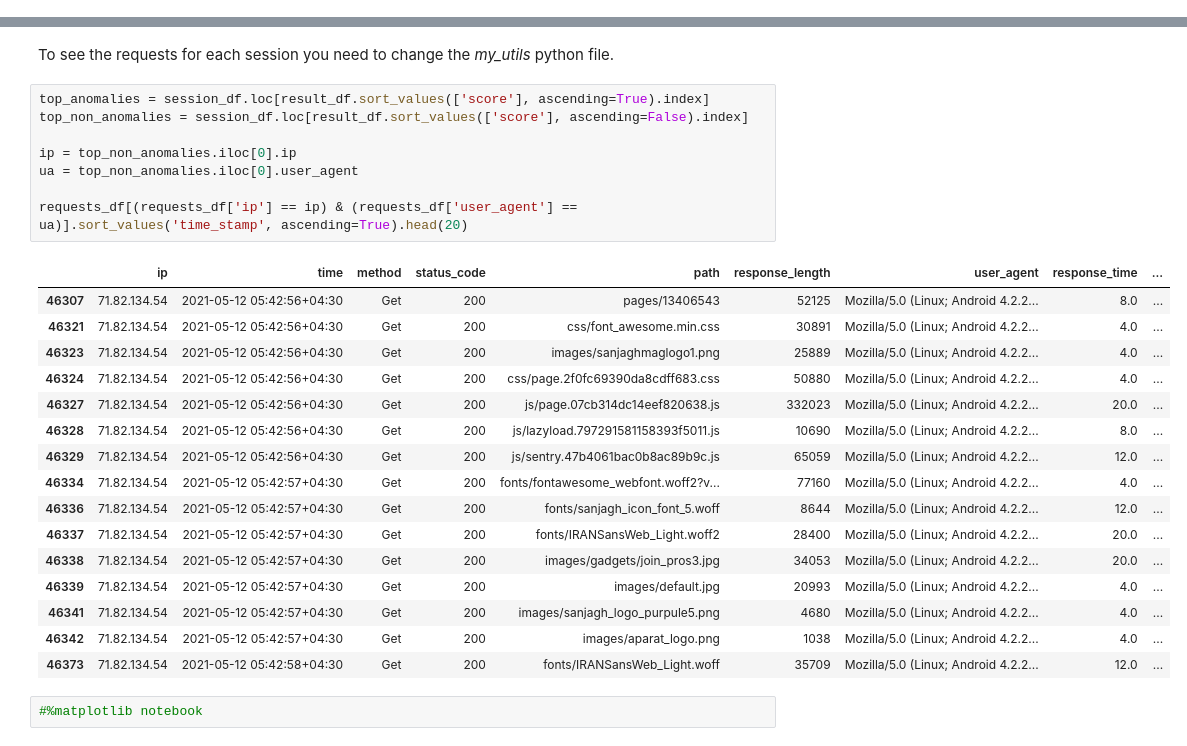
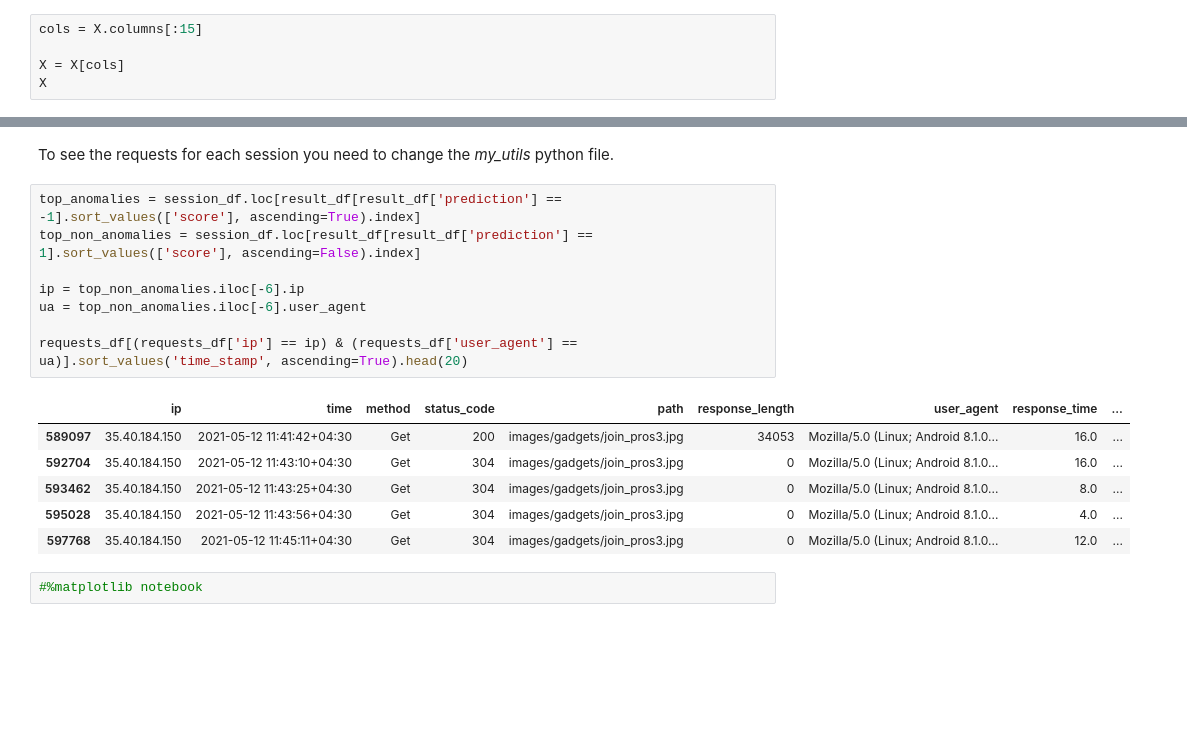
Before and after one commit to mohammadhashemii/Web-Crawler-Detection, a Jupyter notebook: 02_baselineModels.ipynb, the cells around one changed output, grey strips where cells are left out. Cells and saved outputs as stored; diff of their text form; blank space fills up the shorter version.

```diff
--- a/02_baselineModels.ipynb
+++ b/02_baselineModels.ipynb
@@ -35,3 +35,8 @@ DATASET HAS BEEN LOADED SUCESSFULLY!
 |  | Mozilla/5.0 (Windows NT 6.3; Win6... | -0.052864 | 0.358569 | -0.102574 | -0.718296 | -0.018601 | ... |
 | 99.239.97.147 | Mozilla/5.0 (Windows NT 10.0; Win... | 0.581013 | 0.519427 | 0.030288 | -0.223841 | -0.018601 | ... |
 31541 rows × 80 columns
+# %%
+cols = X.columns[:15]
+
+X = X[cols]
+X
@@ -124,30 +143,20 @@ result_df['score'].hist(bins=100, figsize=(20,15))
 # %% [markdown]
 To see the requests for each session you need to change the *my_utils* python file.
 # %%
-top_anomalies = session_df.loc[result_df.sort_values(['score'], ascending=True).index]
-top_non_anomalies = session_df.loc[result_df.sort_values(['score'], ascending=False).index]
+top_anomalies = session_df.loc[result_df[result_df['prediction'] == -1].sort_values(['score'], ascending=True).index]
+top_non_anomalies = session_df.loc[result_df[result_df['prediction'] == 1].sort_values(['score'], ascending=False).index]
 
-ip = top_non_anomalies.iloc[0].ip
-ua = top_non_anomalies.iloc[0].user_agent
+ip = top_non_anomalies.iloc[-6].ip
+ua = top_non_anomalies.iloc[-6].user_agent
 
 requests_df[(requests_df['ip'] == ip) & (requests_df['user_agent'] == ua)].sort_values('time_stamp', ascending=True).head(20)
 # %% [output]
 |  | ip | time | method | status_code | path | response_length | user_agent | response_time | ... |
-| 46307 | 71.82.134.54 | 2021-05-12 05:42:56+04:30 | Get | 200 | pages/13406543 | 52125 | Mozilla/5.0 (Linux; Android 4.2.2... | 8.0 | ... |
-| 46321 | 71.82.134.54 | 2021-05-12 05:42:56+04:30 | Get | 200 | css/font_awesome.min.css | 30891 | Mozilla/5.0 (Linux; Android 4.2.2... | 4.0 | ... |
-| 46323 | 71.82.134.54 | 2021-05-12 05:42:56+04:30 | Get | 200 | images/sanjaghmaglogo1.png | 25889 | Mozilla/5.0 (Linux; Android 4.2.2... | 4.0 | ... |
-| 46324 | 71.82.134.54 | 2021-05-12 05:42:56+04:30 | Get | 200 | css/page.2f0fc69390da8cdff683.css | 50880 | Mozilla/5.0 (Linux; Android 4.2.2... | 4.0 | ... |
-| 46327 | 71.82.134.54 | 2021-05-12 05:42:56+04:30 | Get | 200 | js/page.07cb314dc14eef820638.js | 332023 | Mozilla/5.0 (Linux; Android 4.2.2... | 20.0 | ... |
-| 46328 | 71.82.134.54 | 2021-05-12 05:42:56+04:30 | Get | 200 | js/lazyload.797291581158393f5011.js | 10690 | Mozilla/5.0 (Linux; Android 4.2.2... | 8.0 | ... |
-| 46329 | 71.82.134.54 | 2021-05-12 05:42:56+04:30 | Get | 200 | js/sentry.47b4061bac0b8ac89b9c.js | 65059 | Mozilla/5.0 (Linux; Android 4.2.2... | 12.0 | ... |
-| 46334 | 71.82.134.54 | 2021-05-12 05:42:57+04:30 | Get | 200 | fonts/fontawesome_webfont.woff2?v... | 77160 | Mozilla/5.0 (Linux; Android 4.2.2... | 4.0 | ... |
-| 46336 | 71.82.134.54 | 2021-05-12 05:42:57+04:30 | Get | 200 | fonts/sanjagh_icon_font_5.woff | 8644 | Mozilla/5.0 (Linux; Android 4.2.2... | 12.0 | ... |
-| 46337 | 71.82.134.54 | 2021-05-12 05:42:57+04:30 | Get | 200 | fonts/IRANSansWeb_Light.woff2 | 28400 | Mozilla/5.0 (Linux; Android 4.2.2... | 20.0 | ... |
-| 46338 | 71.82.134.54 | 2021-05-12 05:42:57+04:30 | Get | 200 | images/gadgets/join_pros3.jpg | 34053 | Mozilla/5.0 (Linux; Android 4.2.2... | 20.0 | ... |
-| 46339 | 71.82.134.54 | 2021-05-12 05:42:57+04:30 | Get | 200 | images/default.jpg | 20993 | Mozilla/5.0 (Linux; Android 4.2.2... | 4.0 | ... |
-| 46341 | 71.82.134.54 | 2021-05-12 05:42:57+04:30 | Get | 200 | images/sanjagh_logo_purpule5.png | 4680 | Mozilla/5.0 (Linux; Android 4.2.2... | 4.0 | ... |
-| 46342 | 71.82.134.54 | 2021-05-12 05:42:57+04:30 | Get | 200 | images/aparat_logo.png | 1038 | Mozilla/5.0 (Linux; Android 4.2.2... | 4.0 | ... |
-| 46373 | 71.82.134.54 | 2021-05-12 05:42:58+04:30 | Get | 200 | fonts/IRANSansWeb_Light.woff | 35709 | Mozilla/5.0 (Linux; Android 4.2.2... | 12.0 | ... |
+| 589097 | 35.40.184.150 | 2021-05-12 11:41:42+04:30 | Get | 200 | images/gadgets/join_pros3.jpg | 34053 | Mozilla/5.0 (Linux; Android 8.1.0... | 16.0 | ... |
+| 592704 | 35.40.184.150 | 2021-05-12 11:43:10+04:30 | Get | 304 | images/gadgets/join_pros3.jpg | 0 | Mozilla/5.0 (Linux; Android 8.1.0... | 16.0 | ... |
+| 593462 | 35.40.184.150 | 2021-05-12 11:43:25+04:30 | Get | 304 | images/gadgets/join_pros3.jpg | 0 | Mozilla/5.0 (Linux; Android 8.1.0... | 8.0 | ... |
+| 595028 | 35.40.184.150 | 2021-05-12 11:43:56+04:30 | Get | 304 | images/gadgets/join_pros3.jpg | 0 | Mozilla/5.0 (Linux; Android 8.1.0... | 4.0 | ... |
+| 597768 | 35.40.184.150 | 2021-05-12 11:45:11+04:30 | Get | 304 | images/gadgets/join_pros3.jpg | 0 | Mozilla/5.0 (Linux; Android 8.1.0... | 12.0 | ... |
 # %%
 #%matplotlib notebook
 # %%
```
Also changed, not shown: parts of 4 cells of this notebook.
